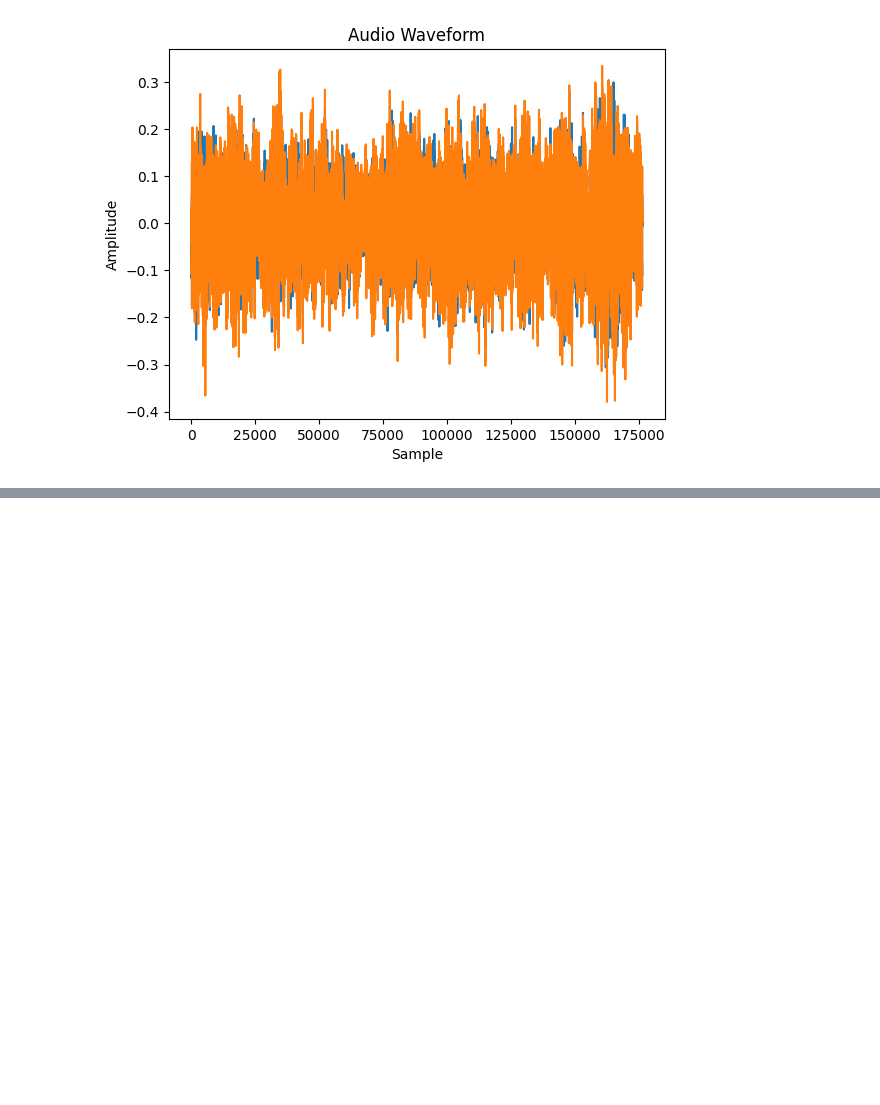
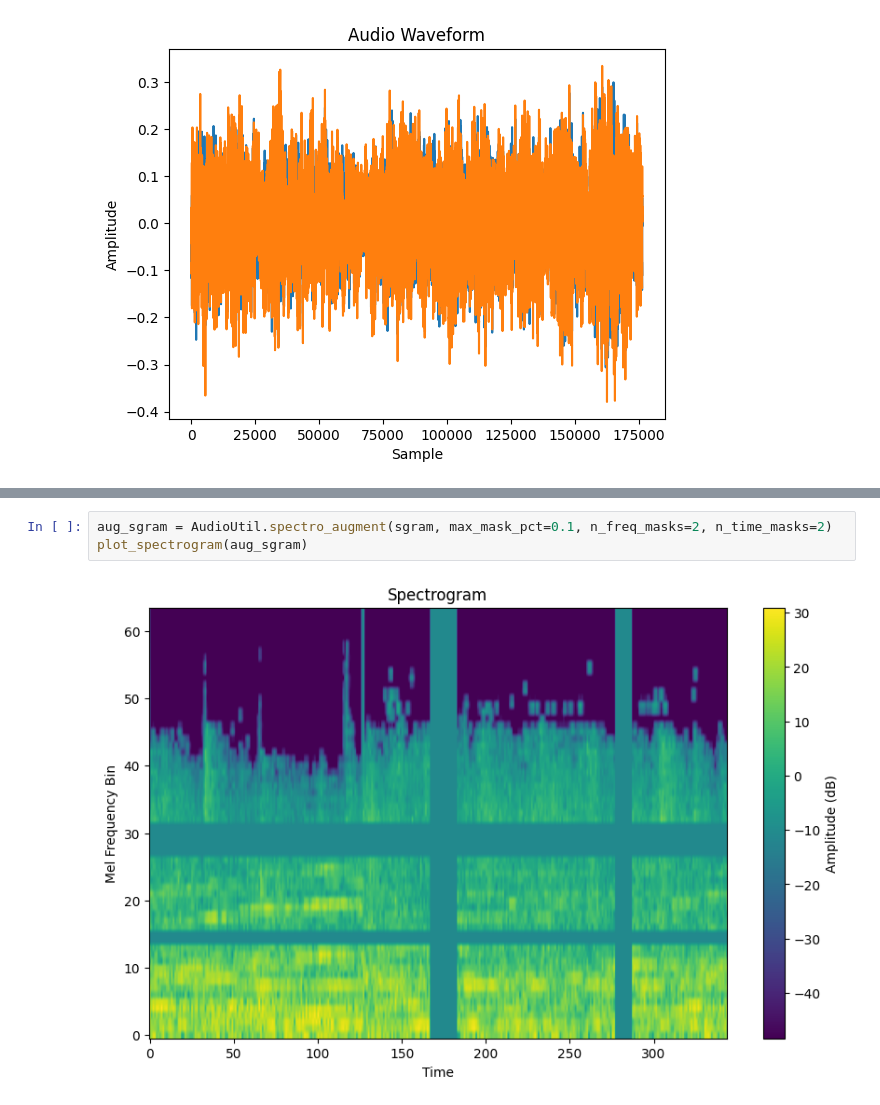
Before and after one commit to AlessioGalluccio/AudioClassificationTutorial, a Jupyter notebook: data_exploration.ipynb, the cells around one changed output, grey strips where cells are left out. Drawn from its saved outputs; the diff is of its cells as text; blank space fills up the shorter version.

```diff
--- a/data_exploration.ipynb
+++ b/data_exploration.ipynb
@@ -23,0 +83,5 @@ plt.show()
+# %%
+aug_sgram = AudioUtil.spectro_augment(sgram, max_mask_pct=0.1, n_freq_masks=2, n_time_masks=2)
+plot_spectrogram(aug_sgram)
+# %% [output]
+[figure, added]
```
Also changed, not shown: parts of 8 cells of this notebook, 8 other files.
